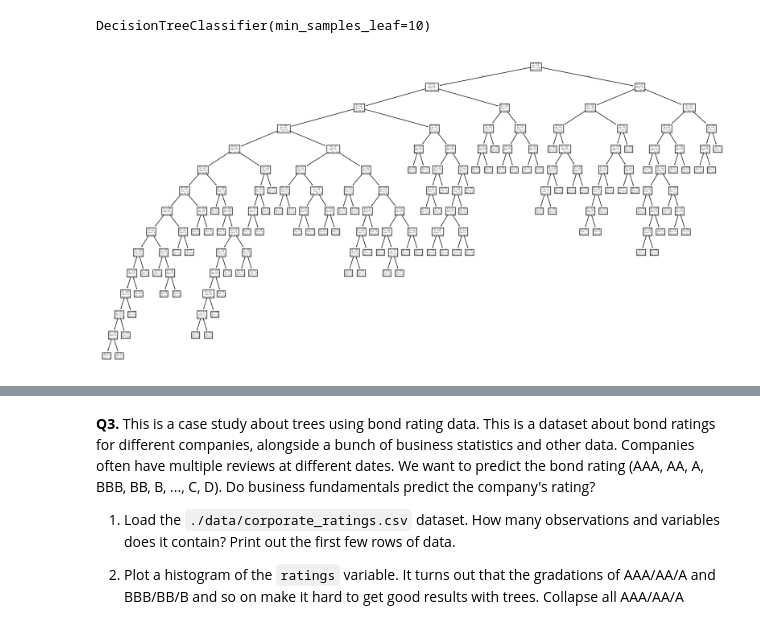
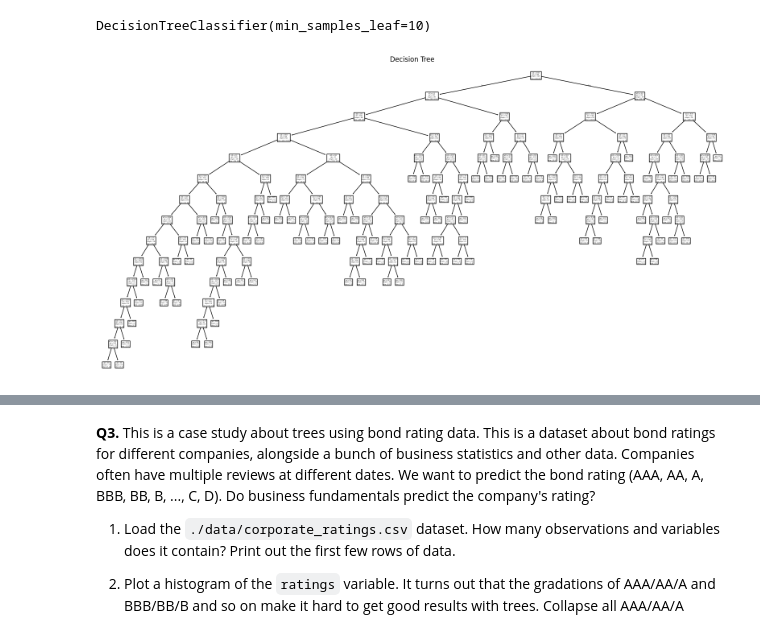
Before and after one commit to eaa3ug/trees_assignment, a Jupyter notebook: assignment.ipynb, the cells around one changed output, grey strips where cells are left out. Drawn from its saved outputs; the diff is of its cells as text; code cells hidden in the pictures.

```diff
--- a/assignment.ipynb
+++ b/assignment.ipynb
@@ -99,7 +99,8 @@ DecisionTreeClassifier(min_samples_leaf=10)
 # %%
 from sklearn.tree import plot_tree
 plt.figure(figsize=(20, 10))
 plot_tree(tree)
+plt.title('Decision Tree')
 plt.show()
 # %% [output]
-[figure, old version]
+[figure, new version]
```
Also changed, not shown: parts of 1 cell of this notebook.
